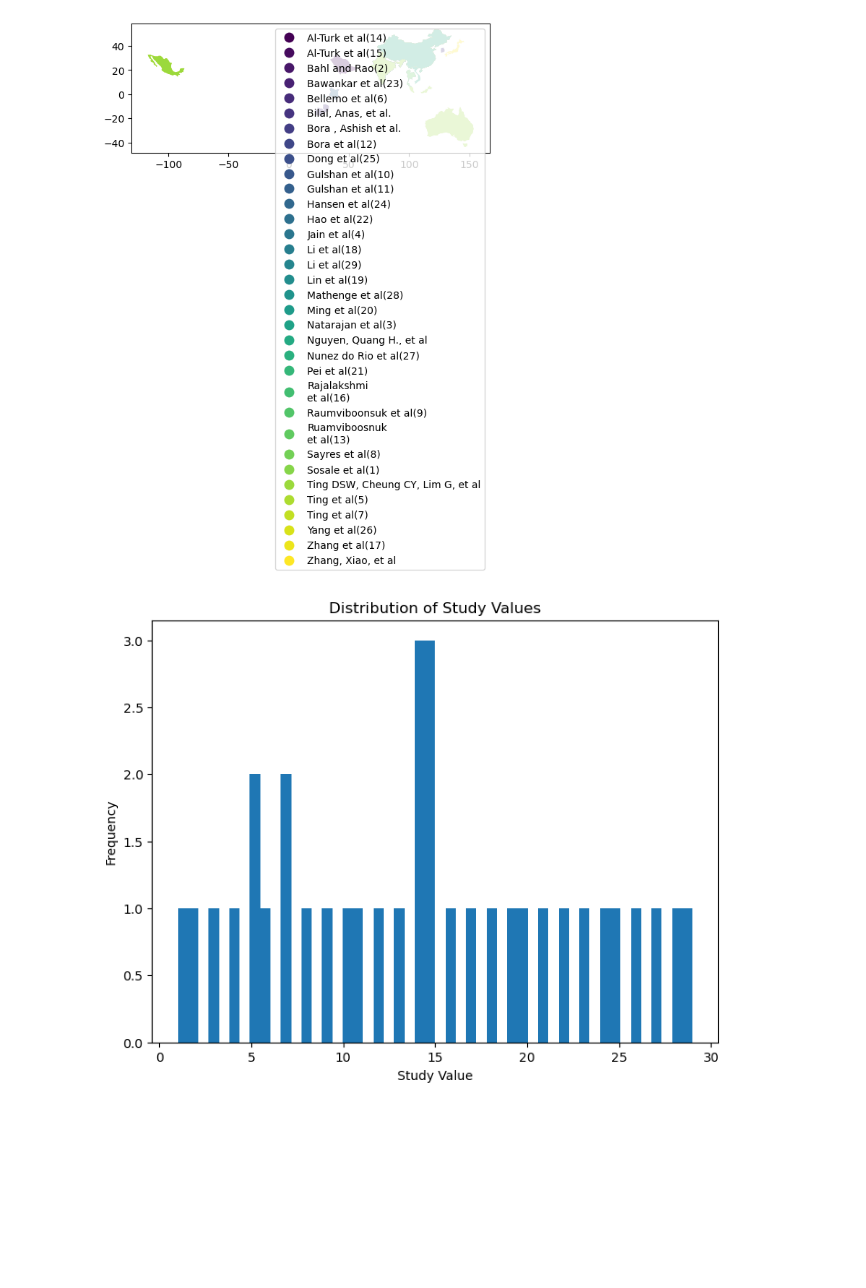
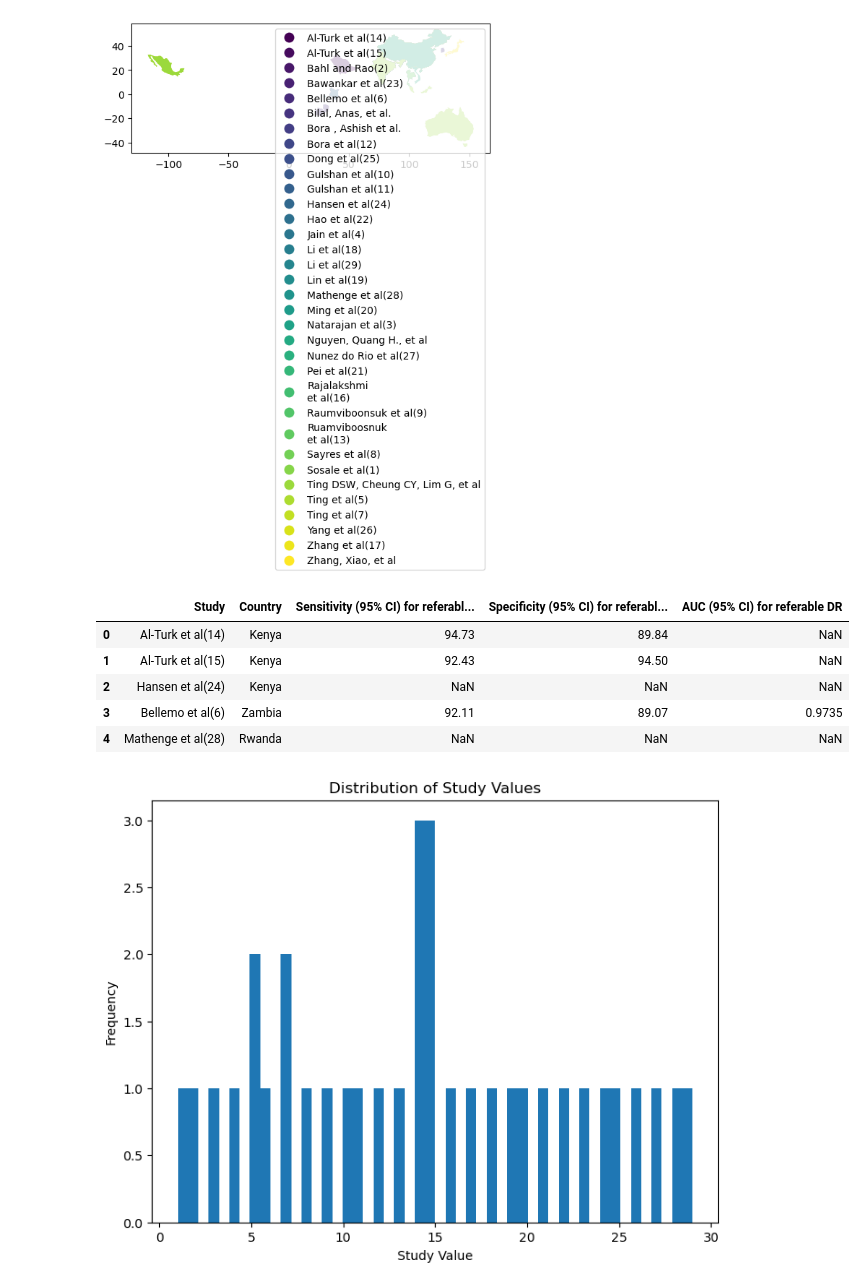
Before and after one commit to kuyesu/analysis-of-paper-publications, a Jupyter notebook: analysis.ipynb, the cells around one changed output. Drawn from its saved outputs; the diff is of its cells as text; code cells hidden in the pictures; blank space fills up the shorter version.

```diff
--- a/analysis.ipynb
+++ b/analysis.ipynb
@@ -151,3 +174,24 @@ m.save('country_map.html')
+# %%
+# Download the Natural Earth data manually and save it as a shapefile
+africa = gpd.read_file('ne_110m_admin_0_countries.shp')
+africa = africa[africa['CONTINENT'] == 'Africa']
+
+# Merge the country data with the boundaries
+merged = africa.merge(df, left_on='ADMIN', right_on='Country')
+
+# Create a table with the desired columns
+table = merged[['Study ', 'Country', 'Sensitivity (95% CI) for referable DR',
+                 'Specificity (95% CI) for referable DR',
+                 'AUC (95% CI) for referable DR']]
+# %%
+table
+# %% [output]
+|  | Study | Country | Sensitivity (95% CI) for referabl... | Specificity (95% CI) for referabl... | AUC (95% CI) for referable DR |
+| 0 | Al-Turk et al(14) | Kenya | 94.73 | 89.84 | NaN |
+| 1 | Al-Turk et al(15) | Kenya | 92.43 | 94.50 | NaN |
+| 2 | Hansen et al(24) | Kenya | NaN | NaN | NaN |
+| 3 | Bellemo et al(6) | Zambia | 92.11 | 89.07 | 0.9735 |
+| 4 | Mathenge et al(28) | Rwanda | NaN | NaN | NaN |
 # %%
 # Download the Natural Earth data manually and save it as a shapefile
 world = gpd.read_file('ne_110m_admin_0_countries.shp')
```
Also changed, not shown: parts of 6 cells of this notebook, 4 other files.
